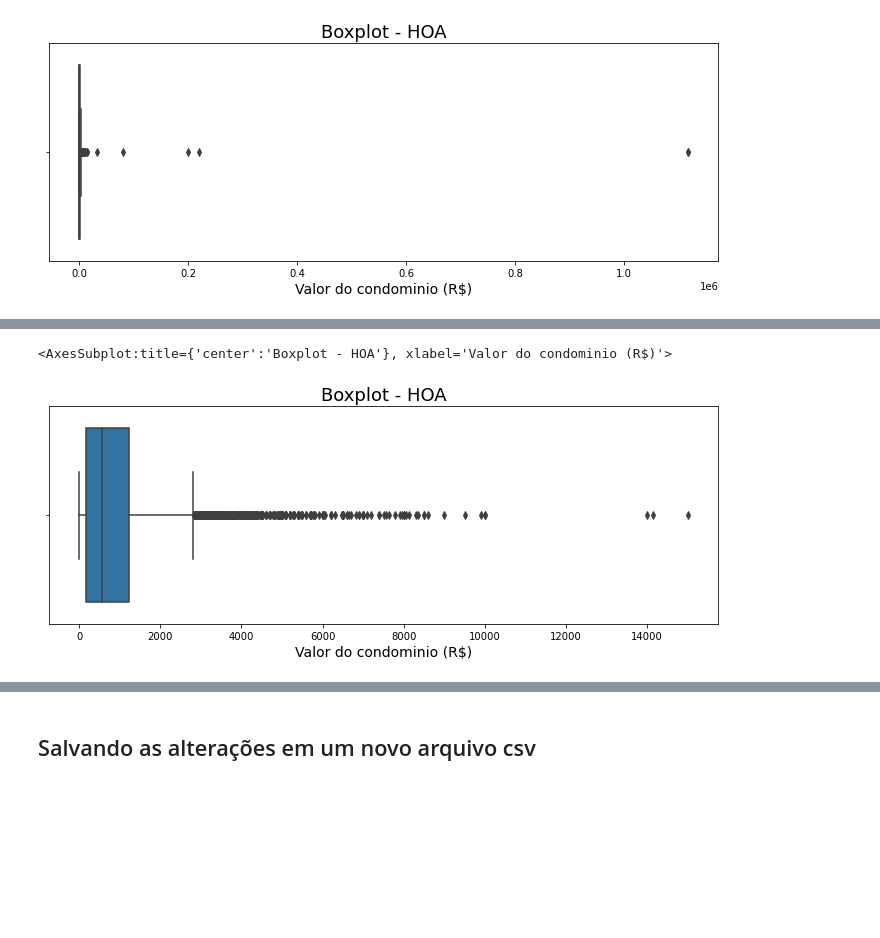
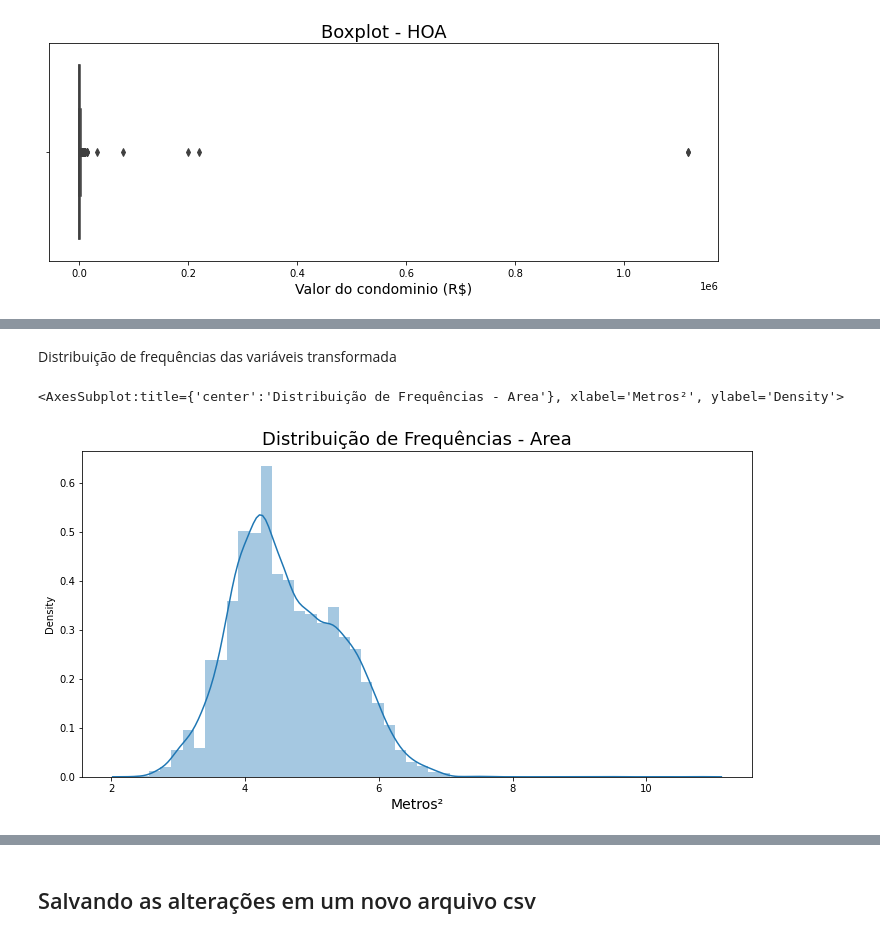
Before and after one commit to IgorFormiga/Data-Science-Projects, a Jupyter notebook: Data_Exploration.ipynb, the cells around one changed output, grey strips where cells are left out. Cells and saved outputs as stored; diff of their text form; code cells hidden in the pictures; blank space fills up the shorter version.

```diff
--- a/Data_Exploration.ipynb
+++ b/Data_Exploration.ipynb
@@ -232,6 +228,3 @@ area_series = dataset['area']
-# %%
-selecao_area = area_series < 10000
-dataset = dataset[selecao_area]
 # %%
 ax = sns.boxplot( x = 'area', data = dataset, orient = 'h')
 ax.figure.set_size_inches(12, 4)
@@ -259,6 +248,3 @@ floor_series = dataset['floor']
-# %%
-selecao_floor = floor_series <= 77
-dataset = dataset[selecao_floor]
 # %%
 ax = sns.boxplot( x = 'floor', data = dataset, orient = 'h')
 ax.figure.set_size_inches(12, 4)
@@ -286,3 +276,0 @@ hoa_series = dataset['hoa']
-# %%
-selecao_hoa = hoa_series < 25000
-dataset = dataset[selecao_hoa]
@@ -288,0 +287,5 @@ dataset = dataset[selecao_hoa]
+# %%
+temp_df = dataset[:]
+temp_df['log_area'] = np.log(dataset['area'])
+temp_df['log_floor'] = np.log(dataset['floor'] + 1)
+temp_df['log_hoa'] = np.log(dataset['hoa'] + 1)
@@ -289,9 +301,11 @@ dataset = dataset[selecao_hoa]
+# %% [markdown]
+Distribuição de frequências das variáveis transformada
 # %%
-ax = sns.boxplot( x = 'hoa', data = dataset, orient = 'h')
-ax.figure.set_size_inches(12, 4)
-ax.set_title('Boxplot - HOA', fontsize=18)
-ax.set_xlabel('Valor do condominio (R$)', fontsize=14)
+ax = sns.distplot(temp_df.log_area)
+ax.figure.set_size_inches(12, 6)
+ax.set_title('Distribuição de Frequências - Area', fontsize=18)
+ax.set_xlabel('Metros²', fontsize=14)
 ax
 # %% [output]
-<AxesSubplot:title={'center':'Boxplot - HOA'}, xlabel='Valor do condominio (R$)'>
+<AxesSubplot:title={'center':'Distribuição de Frequências - Area'}, xlabel='Metros²', ylabel='Density'>
-[figure, old version]
+[figure, new version]
```
Also changed, not shown: parts of 21 cells of this notebook.
